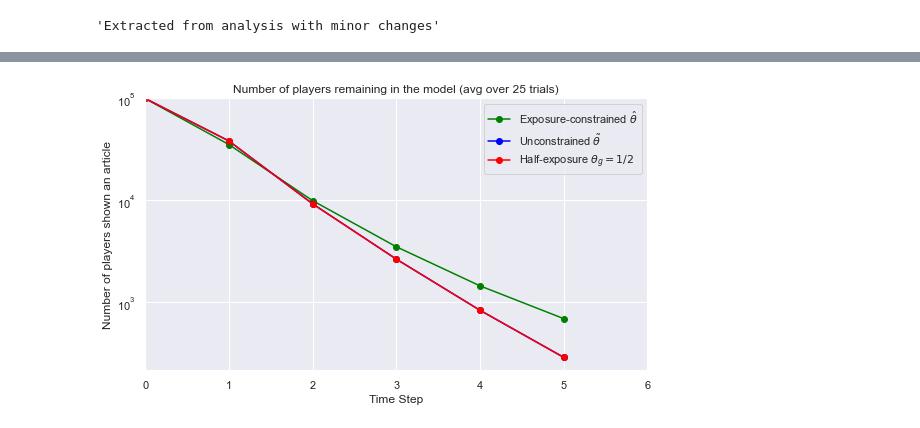
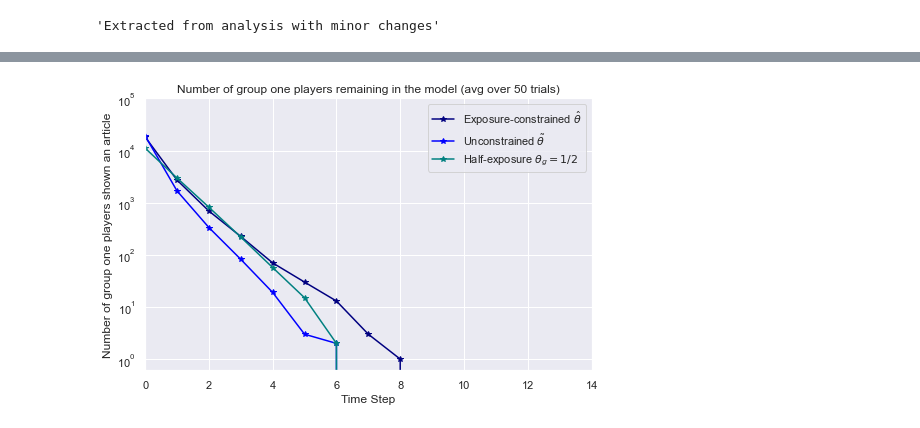
Before and after one commit to jfinocchiaro/long-term-fair-mdps, a Jupyter notebook: political-influence/sim visuals.ipynb, the cells around one changed output, grey strips where cells are left out. Cells and saved outputs as stored; diff of their text form; code cells hidden in the pictures.

```diff
--- a/political-influence/sim visuals.ipynb
+++ b/political-influence/sim visuals.ipynb
@@ -22,7 +22,7 @@ import os
 # SIMULATION PARAMETERS AGNOSTIC TO DATA
 """Variables needed in the next cell
 """
-T = 6           # max number of timesteps
+T = 14           # max number of timesteps
 M = 100000            # size of unit mass
 
 
@@ -50,7 +50,7 @@ theta_half = {1: 0.5, -1: 0.5}
 """Changes from analysis.ipnyb based off what's returned in sim_copy
 
 """
-num_trials = 25
+num_trials = 50
 
 players_list_fair = []
 group_one_player_fair = []
@@ -544,22 +564,22 @@ playes_half =  np.mean(players_list_opt, axis=0)
 # %%
 dire = 'figures/'
 if not os.path.exists(dire):
     os.makedirs(dire)
 sns.set_style("darkgrid")
 
-plt.figure(figsize=(9,5))
-plt.plot(playes_fair, color='green', marker="o")
-plt.plot(playes_opt,  color='blue', marker="o")
-plt.plot(playes_half, color='red', marker="o")
-plt.title("Number of players remaining in the model (avg over %i trials)" % (num_trials))
-plt.ylabel("Number of players shown an article")
+plt.figure(figsize=(8,5))
+plt.plot(group_one_player_fair[10], color='navy', marker="*")
+plt.plot(group_one_player_opt[10],  color='blue', marker="*")
+plt.plot(group_one_player_half[10], color='teal', marker="*")
+plt.title("Number of group one players remaining in the model (avg over %i trials)" % (num_trials))
+plt.ylabel("Number of group one players shown an article")
 plt.xlabel("Time Step")
 plt.yscale('log')
 plt.xlim((0,T))
 plt.ylim((0, M))
 plt.legend(('Exposure-constrained $\hat \\theta$', 'Unconstrained $\\tilde \\theta$',\
             'Half-exposure $\\theta_g = 1/2$'))
-plt.savefig(dire+"number_players.png")
+plt.savefig(dire+"number_group_one_players.png")
 plt.show()
 # %% [output]
-[figure, old version]
+[figure, new version]
```
Also changed, not shown: parts of 16 cells of this notebook, 30 other files.
